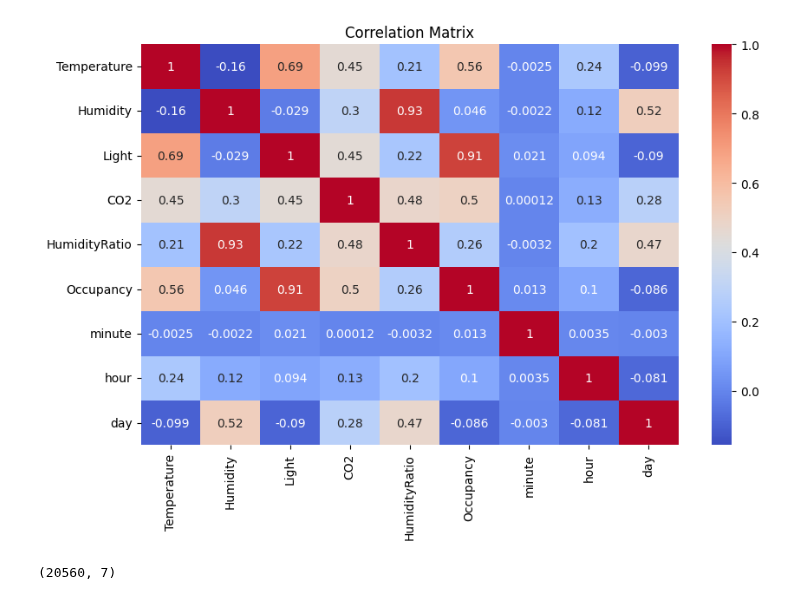
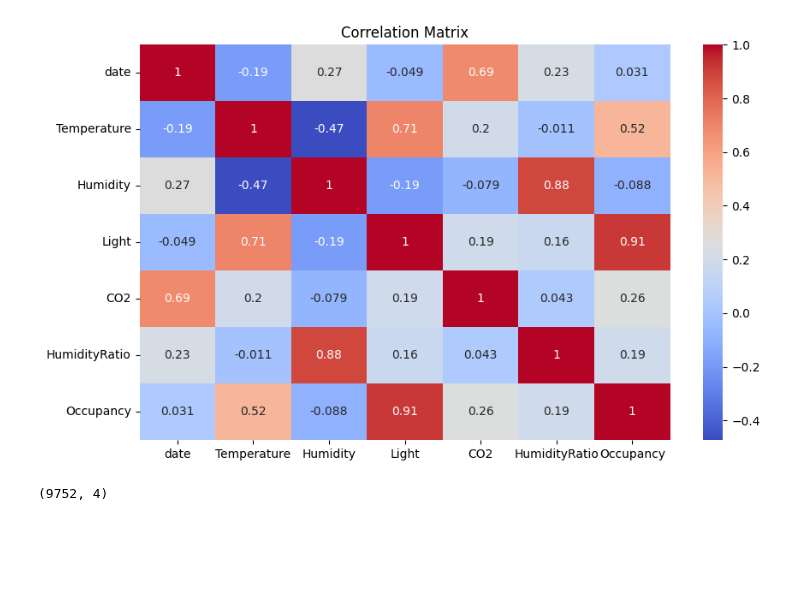
Before and after one commit to Mortti11/Deep_Learning, a Jupyter notebook: CNN_Times_series/Prepro.ipynb, the cells around one changed output. Saved outputs shown, nothing was run; the diff lists cells and outputs as text; code cells hidden in the pictures; blank space fills up the shorter version.

```diff
--- a/CNN_Times_series/Prepro.ipynb
+++ b/CNN_Times_series/Prepro.ipynb
@@ -5,0 +8,4 @@ import matplotlib.pyplot as plt
+# %%
+# Load the test dataset
+df_train = pd.read_csv('datatest2.txt')
+df_train.shape
@@ -26,6 +87,8 @@ df.tail()
 # %%
 # Some values have many decimal places, so I will round them to 2 but humidity rate will be rounded to 5
-df = df.round({'Temperature': 2, 'Humidity': 5, 'Light': 2, 'CO2': 2, 'HumidityRatio': 5})
-df.head()
+df_train = df_train.round({'Temperature': 2, 'Humidity': 5, 'Light': 2, 'CO2': 2, 'HumidityRatio': 5})
+df_val = df_val.round({'Temperature': 2, 'Humidity': 5, 'Light': 2, 'CO2': 2, 'HumidityRatio': 5})
+df_test = df_test.round({'Temperature': 2, 'Humidity': 5, 'Light': 2, 'CO2': 2, 'HumidityRatio': 5})
+df_train.head()
 # %% [output]
 |  | date | Temperature | Humidity | Light | CO2 | HumidityRatio | Occupancy |
@@ -37,9 +100,8 @@ df.head()
 # %%
-df['date'] = pd.to_datetime(df['date'])
-# Extract minute, hour, day
-df['minute'] = df['date'].dt.minute
-df['hour'] = df['date'].dt.hour
-df['day'] = df['date'].dt.day
-
-df = df.drop('date', axis=1)
-df.info()
+# Converting the date column to datetime format
+df_train['date'] = pd.to_datetime(df_train['date'])
+df_val['date'] = pd.to_datetime(df_val['date'])
+df_test['date'] = pd.to_datetime(df_test['date'])
+df_train = df_train.sort_values('date').reset_index(drop=True)
+df_val = df_val.sort_values('date').reset_index(drop=True)
+df_test = df_test.sort_values('date').reset_index(drop=True)
@@ -82,9 +158,9 @@ df.duplicated().sum()
 # %%
 # let's find the correlation between the features
 plt.figure(figsize=(10, 6))
-sns.heatmap(df.corr(), annot=True, cmap='coolwarm')
+sns.heatmap(df_train.corr(), annot=True, cmap='coolwarm')
 plt.title('Correlation Matrix')
 plt.show()
 # %% [output]
-[figure, old version]
+[figure, new version]
 # %%
@@ -92,4 +172,4 @@ df = df.drop(['Light', 'HumidityRatio'], axis=1)
 # %%
-df.shape
+df_train.shape
 # %% [output]
-(20560, 7)
+(9752, 4)
```
Also changed, not shown: parts of 23 cells of this notebook, 11 other files.
